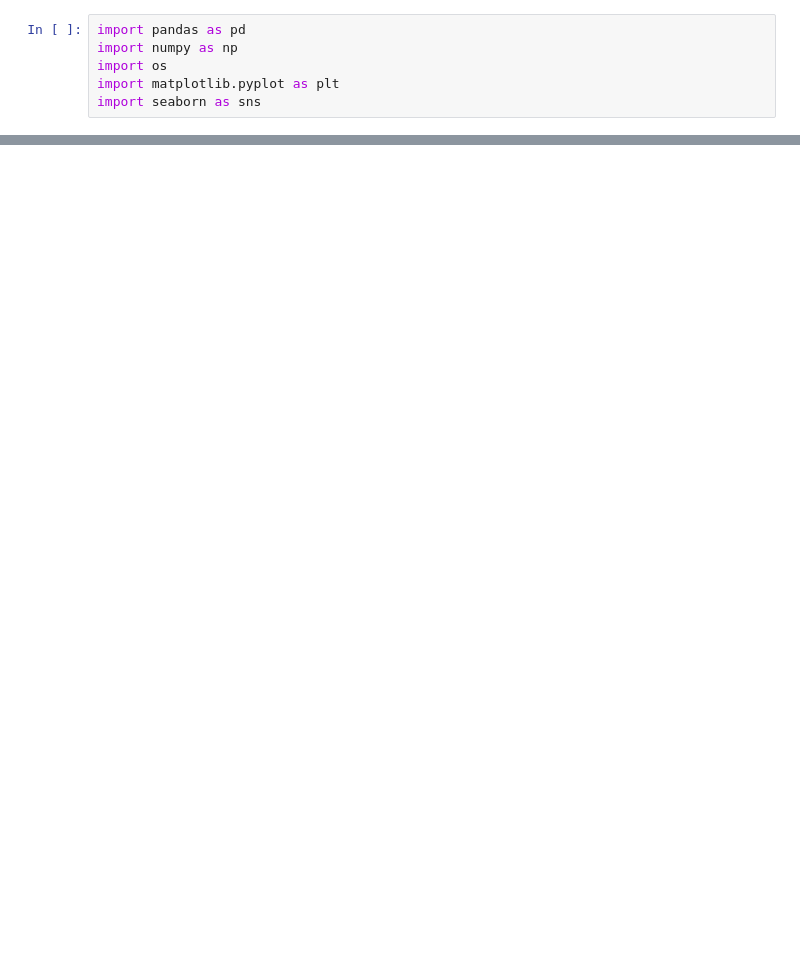
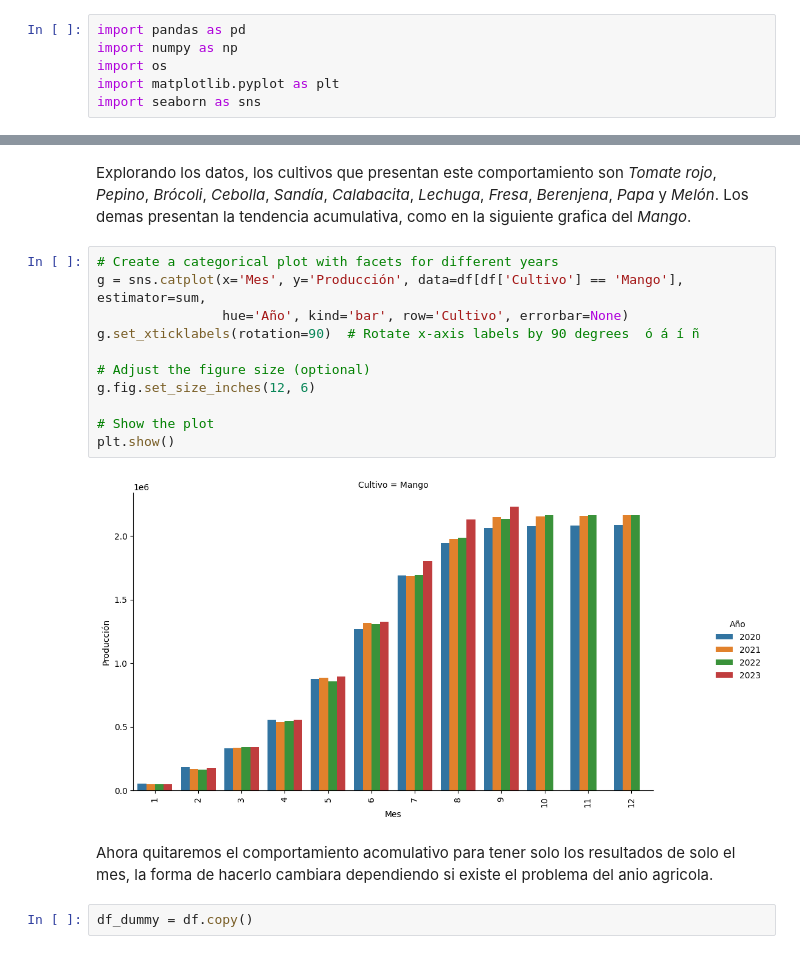
Before and after one commit to ProyectosMCD/RedBAMX, a Jupyter notebook: EDA/eda_Datos_Avance_Siembras_Cosechas_SIAP.ipynb, the cells around one changed output, grey strips where cells are left out. Saved outputs shown, nothing was run; the diff lists cells and outputs as text; blank space fills up the shorter version.

```diff
--- a/EDA/eda_Datos_Avance_Siembras_Cosechas_SIAP.ipynb
+++ b/EDA/eda_Datos_Avance_Siembras_Cosechas_SIAP.ipynb
@@ -42,0 +62,19 @@ memory usage: 35.2+ MB
+# %% [markdown]
+Explorando los datos, los cultivos que presentan este comportamiento son *Tomate rojo*, *Pepino*, *Brócoli*, *Cebolla*, *Sandía*, *Calabacita*, *Lechuga*, *Fresa*, *Berenjena*, *Papa* y *Melón*. Los demas presentan la tendencia acumulativa, como en la siguiente grafica del *Mango*.
+# %%
+# Create a categorical plot with facets for different years
+g = sns.catplot(x='Mes', y='Producción', data=df[df['Cultivo'] == 'Mango'], estimator=sum,
+                hue='Año', kind='bar', row='Cultivo', errorbar=None)
+g.set_xticklabels(rotation=90)  # Rotate x-axis labels by 90 degrees  ó á í ñ
+
+# Adjust the figure size (optional)
+g.fig.set_size_inches(12, 6)
+
+# Show the plot
+plt.show()
+# %% [output]
+[figure, added]
+# %% [markdown]
+Ahora quitaremos el comportamiento acomulativo para tener solo los resultados de solo el mes, la forma de hacerlo cambiara dependiendo si existe el problema del anio agricola.
+# %%
+df_dummy = df.copy()
```
Also changed, not shown: parts of 17 cells of this notebook, 3 other files.
